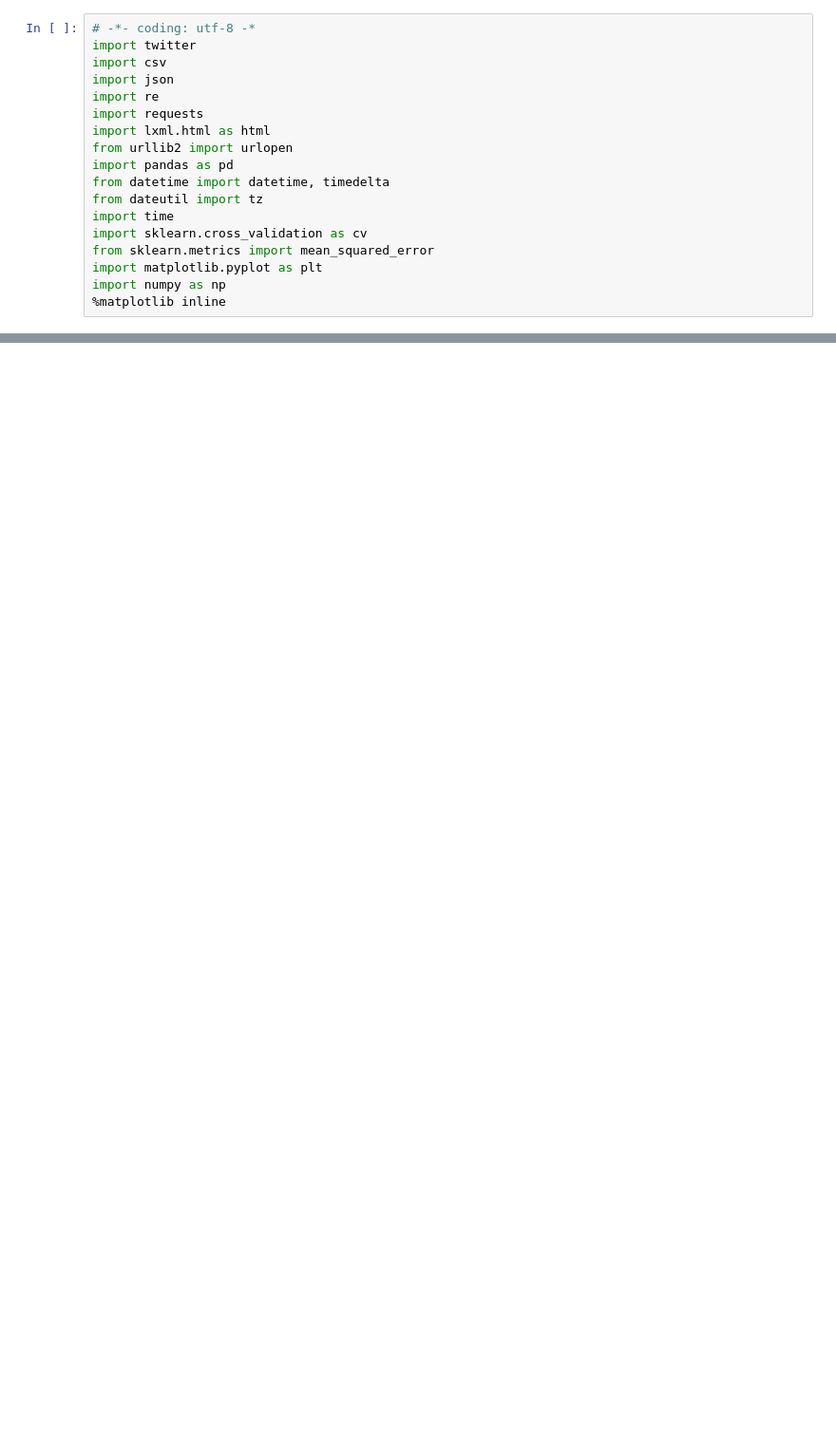
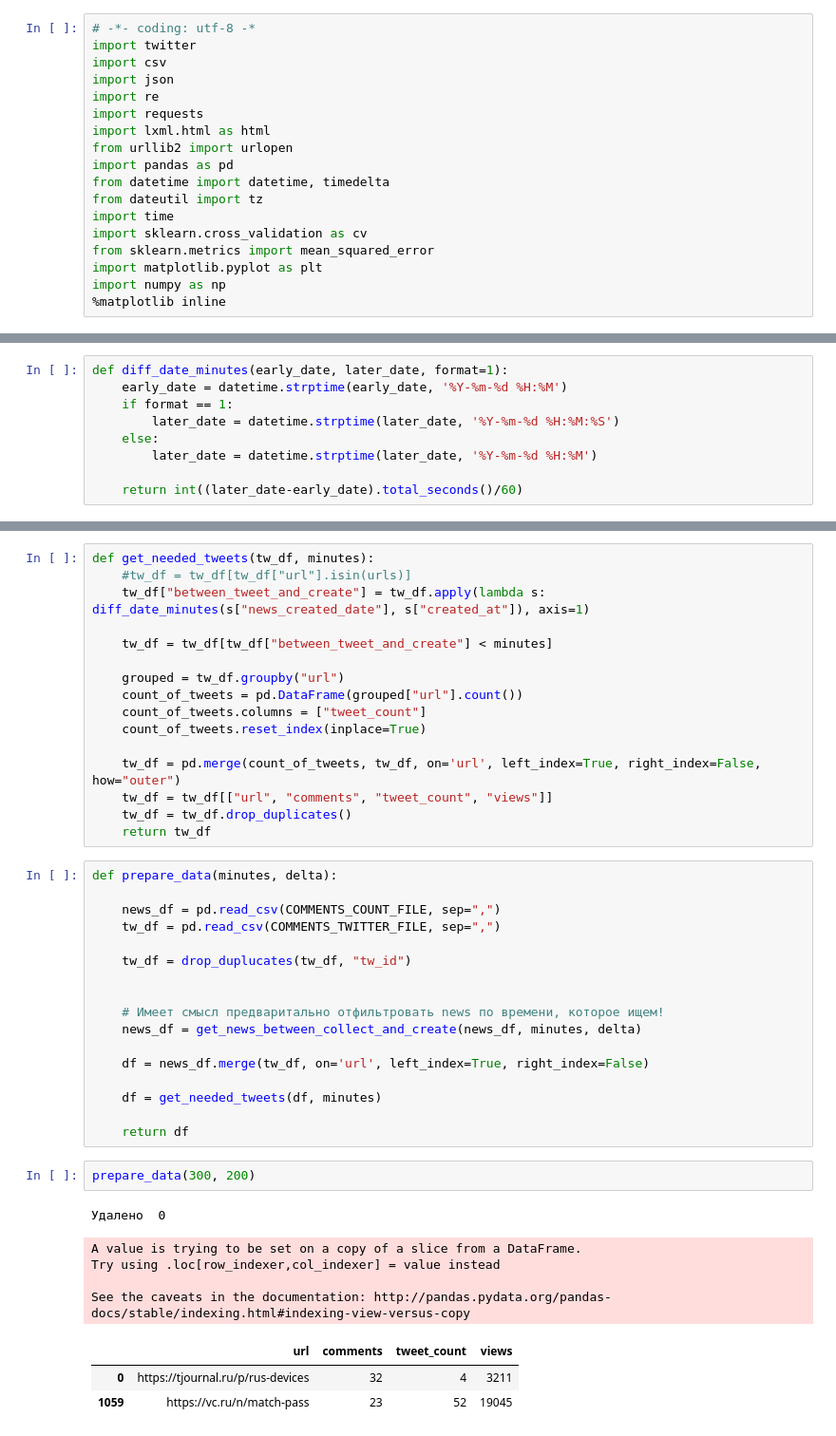
Before and after one commit to pashna/twitter_news_prediction, a Jupyter notebook: Comments and Views.ipynb, the cells around one changed output, grey strips where cells are left out. Shown: that part at 95% size. Saved outputs shown, nothing was run; the diff lists cells and outputs as text; blank space fills up the shorter version.

Commit message:
Correct Comments

```diff
--- a/Comments and Views.ipynb
+++ b/Comments and Views.ipynb
@@ -408,0 +426,9 @@ NameError: name 'OUT_NEWS_FILE' is not defined
+# %%
+def diff_date_minutes(early_date, later_date, format=1):
+    early_date = datetime.strptime(early_date, '%Y-%m-%d %H:%M')
+    if format == 1:
+        later_date = datetime.strptime(later_date, '%Y-%m-%d %H:%M:%S')
+    else:
+        later_date = datetime.strptime(later_date, '%Y-%m-%d %H:%M')
+
+    return int((later_date-early_date).total_seconds()/60)
@@ -408,0 +447,44 @@ NameError: name 'OUT_NEWS_FILE' is not defined
+# %%
+def get_needed_tweets(tw_df, minutes):
+    #tw_df = tw_df[tw_df["url"].isin(urls)]
+    tw_df["between_tweet_and_create"] = tw_df.apply(lambda s: diff_date_minutes(s["news_created_date"], s["created_at"]), axis=1)
+
+    tw_df = tw_df[tw_df["between_tweet_and_create"] < minutes]
+
+    grouped = tw_df.groupby("url")
+    count_of_tweets = pd.DataFrame(grouped["url"].count())
+    count_of_tweets.columns = ["tweet_count"]
+    count_of_tweets.reset_index(inplace=True)
+
+    tw_df = pd.merge(count_of_tweets, tw_df, on='url', left_index=True, right_index=False, how="outer")
+    tw_df = tw_df[["url", "comments", "tweet_count", "views"]]
+    tw_df = tw_df.drop_duplicates()
+    return tw_df
+# %%
+def prepare_data(minutes, delta):
+
+    news_df = pd.read_csv(COMMENTS_COUNT_FILE, sep=",")
+    tw_df = pd.read_csv(COMMENTS_TWITTER_FILE, sep=",")
+
+    tw_df = drop_duplucates(tw_df, "tw_id")
+
+
+    # Имеет смысл предваритально отфильтровать news по времени, которое ищем!
+    news_df = get_news_between_collect_and_create(news_df, minutes, delta)
+
+    df = news_df.merge(tw_df, on='url', left_index=True, right_index=False)
+
+    df = get_needed_tweets(df, minutes)
+
+    return df
+# %%
+prepare_data(300, 200)
+# %% [output]
+Удалено  0
+A value is trying to be set on a copy of a slice from a DataFrame.
+Try using .loc[row_indexer,col_indexer] = value instead
+
+See the caveats in the documentation: http://pandas.pydata.org/pandas-docs/stable/indexing.html#indexing-view-versus-copy
+|  | url | comments | tweet_count | views |
+| 0 | https://tjournal.ru/p/rus-devices | 32 | 4 | 3211 |
+| 1059 | https://vc.ru/n/match-pass | 23 | 52 | 19045 |
```
Also changed, not shown: parts of 9 cells of this notebook, 3 other files.
